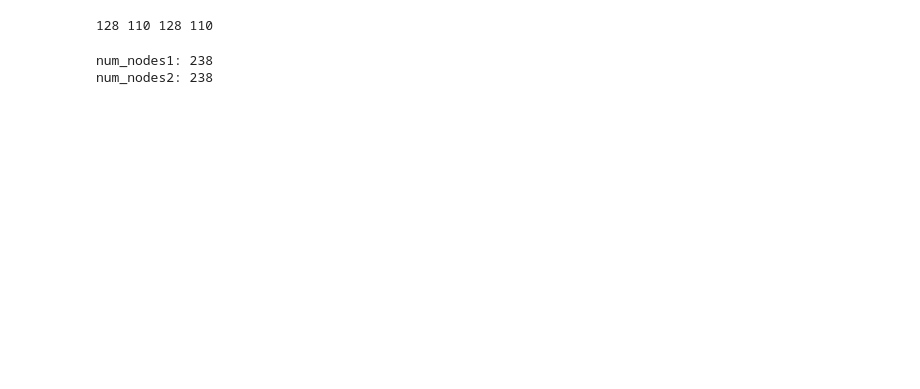
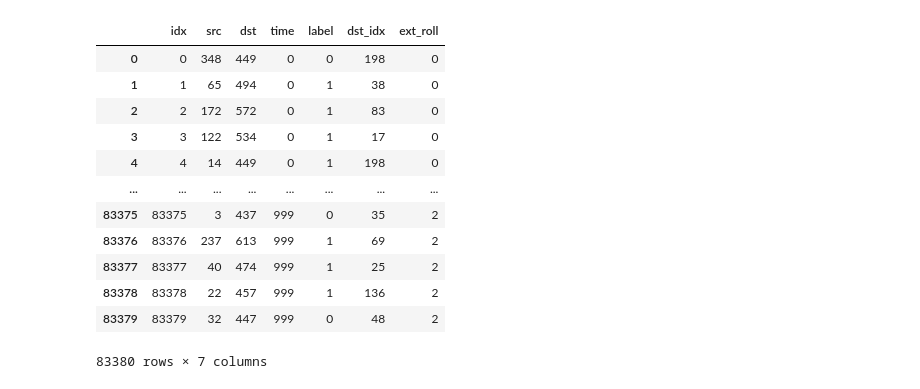
Before and after one commit to hasananowar/DLP, a Jupyter notebook: test.ipynb, the cells around one changed output. Saved outputs shown, nothing was run; the diff lists cells and outputs as text; code cells hidden in the pictures; blank space fills up the shorter version.

```diff
--- a/test.ipynb
+++ b/test.ipynb
@@ -2,24 +2,22 @@
 
 import pandas as pd
 import torch
-# %%
-
-df1 = pd.read_csv(f'DATA/FILT_HB/edges1.csv')
-df2 = pd.read_csv(f'DATA/FILT_HB/edges2.csv')
-
-src_num_nodes1 = int(df1['src'].max()) - int(df1['src'].min()) + 1
-dst_num_nodes1 = int(df1['dst'].max()) - int(df1['dst'].min()) + 1
-
-src_num_nodes2 = int(df2['src'].max()) - int(df2['src'].min()) + 1
-dst_num_nodes2 = int(df2['dst'].max()) - int(df2['dst'].min()) + 1
-print(src_num_nodes1, dst_num_nodes1, src_num_nodes2, dst_num_nodes2)
-# %% [output]
-128 110 128 110
-# %%
-num_nodes1 = src_num_nodes1 + dst_num_nodes1
-num_nodes2 = src_num_nodes2 + dst_num_nodes2
-print(f"num_nodes1: {num_nodes1}")
-print(f"num_nodes2: {num_nodes2}")
-# %% [output]
-num_nodes1: 238
-num_nodes2: 238
+# %%
+df1 = pd.read_csv('DATA/FILT_HB/edges1.csv')
+df2 = pd.read_csv('DATA/FILT_HB/edges2.csv')
+# %%
+df1
+# %% [output]
+|  | idx | src | dst | time | label | dst_idx | ext_roll |
+| 0 | 0 | 348 | 449 | 0 | 0 | 198 | 0 |
+| 1 | 1 | 65 | 494 | 0 | 1 | 38 | 0 |
+| 2 | 2 | 172 | 572 | 0 | 1 | 83 | 0 |
+| 3 | 3 | 122 | 534 | 0 | 1 | 17 | 0 |
+| 4 | 4 | 14 | 449 | 0 | 1 | 198 | 0 |
+| ... | ... | ... | ... | ... | ... | ... | ... |
+| 83375 | 83375 | 3 | 437 | 999 | 0 | 35 | 2 |
+| 83376 | 83376 | 237 | 613 | 999 | 1 | 69 | 2 |
+| 83377 | 83377 | 40 | 474 | 999 | 1 | 25 | 2 |
+| 83378 | 83378 | 22 | 457 | 999 | 1 | 136 | 2 |
+| 83379 | 83379 | 32 | 447 | 999 | 0 | 48 | 2 |
+83380 rows × 7 columns
```
Also changed, not shown: parts of 9 cells of this notebook, 14 other files.
